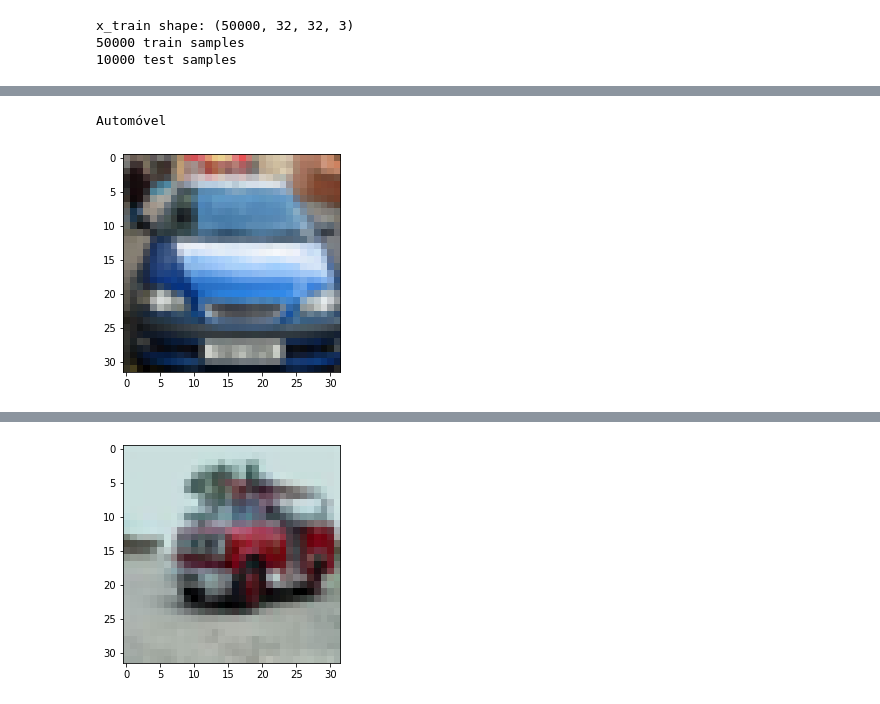
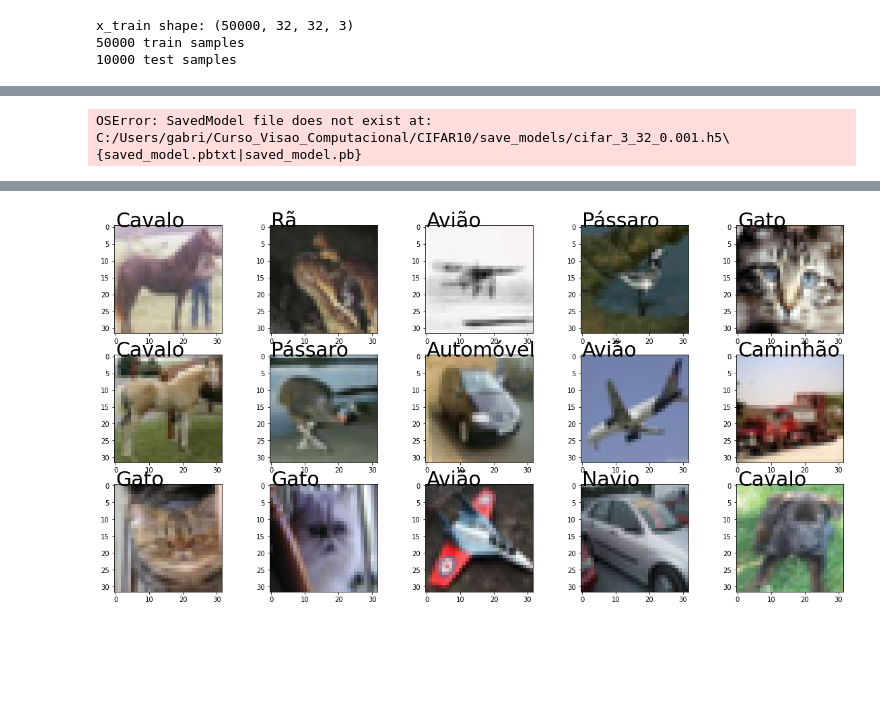
Before and after one commit to GabrielBarrosAS/Curso_Visao_Computacional, a Jupyter notebook: CIFAR10/CIFAR10.ipynb, the cells around one changed output, grey strips where cells are left out. Saved outputs shown, nothing was run; the diff lists cells and outputs as text; code cells hidden in the pictures; blank space fills up the shorter version.

```diff
--- a/CIFAR10/CIFAR10.ipynb
+++ b/CIFAR10/CIFAR10.ipynb
@@ -12,7 +12,8 @@ import os
 
 batch_size = 32
 num_classes = 10
-epochs = 10
+epochs = 3
+learning_rate = 0.001
 
 (x_train,y_train), (x_test,y_test) = cifar10.load_data()
 
@@ -52,7 +53,7 @@ model.add(Dropout(0.5))
 model.add(Dense(num_classes))
 model.add(Activation('softmax'))
 
-opt = keras.optimizers.RMSprop(learning_rate=0.001,decay=1e-6)#keras.optimizers.rmsprop(lr=0.0001,decay=1e-6)
+opt = keras.optimizers.RMSprop(learning_rate=learning_rate,decay=1e-6)#keras.optimizers.rmsprop(lr=0.0001,decay=1e-6)
 
 model.compile(loss = 'categorical_crossentropy',
              optimizer=opt,
@@ -95,25 +81,36 @@ Test accuracy: 0.6358000040054321
 # %%
-classifier = load_model('C:/Users/gabri/Curso_Visao_Computacional/cifar_simple_cnn_1.h5')
+classifier = load_model("C:/Users/gabri/Curso_Visao_Computacional/CIFAR10/save_models/cifar_"+str(epochs)+"_"+str(batch_size)+"_"+str(learning_rate)+".h5")
 resp = classifier.predict_classes(x_test,verbose=0)
+print("Modelo carregado epochs "+str(epochs)+" batch_size "+str(batch_size)+ " learning_rate " +str(learning_rate))
+
+scores = classifier.evaluate(x_test,y_test,verbose=1)
+print('Test loss:',scores[0])
+print('Test accuracy:',scores[1])
 # %% [output]
-Automóvel
+OSError: SavedModel file does not exist at: C:/Users/gabri/Curso_Visao_Computacional/CIFAR10/save_models/cifar_3_32_0.001.h5\{saved_model.pbtxt|saved_model.pb}
-[figure, removed]
 # %%
 import matplotlib.pyplot as plt
 import numpy as np
-random_num = np.random.randint(0,len(x_test))
-plt.imshow(x_test[random_num])
 
-if resp[random_num] == 0: print("Avião")
-if resp[random_num] == 1: print("Automóvel")
-if resp[random_num] == 2: print("Pássaro")
-if resp[random_num] == 3: print("Gato")
-if resp[random_num] == 4: print("Cervo")
-if resp[random_num] == 5: print("Cão")
-if resp[random_num] == 6: print("Rã")
-if resp[random_num] == 7: print("Cavalo")
-if resp[random_num] == 8: print("Navio")
-if resp[random_num] == 9: print("Caminhão")
+plt.figure(figsize=(20,10))
+for i in range(15):
+
+    plt.subplot(3,5,i+1)
+    random_num = np.random.randint(0,len(x_test))
+    plt.imshow(x_test[random_num])
+
+    if resp[random_num] == 0: text = "Avião"
+    if resp[random_num] == 1: text = "Automóvel"
+    if resp[random_num] == 2: text = "Pássaro"
+    if resp[random_num] == 3: text = "Gato"
+    if resp[random_num] == 4: text = "Cervo"
+    if resp[random_num] == 5: text = "Cão"
+    if resp[random_num] == 6: text = "Rã"
+    if resp[random_num] == 7: text = "Cavalo"
+    if resp[random_num] == 8: text = "Navio"
+    if resp[random_num] == 9: text = "Caminhão"
+
+    plt.text(0,0,s=text,fontsize=30)
 
 print('Test loss:',scores[0])
 print('Test accuracy:',scores[1])
@@ -124 +120 @@ Test accuracy: 0.6358000040054321
-[figure, old version]
+[figure, new version]
```
Also changed, not shown: parts of 2 cells of this notebook, 1 other file.
